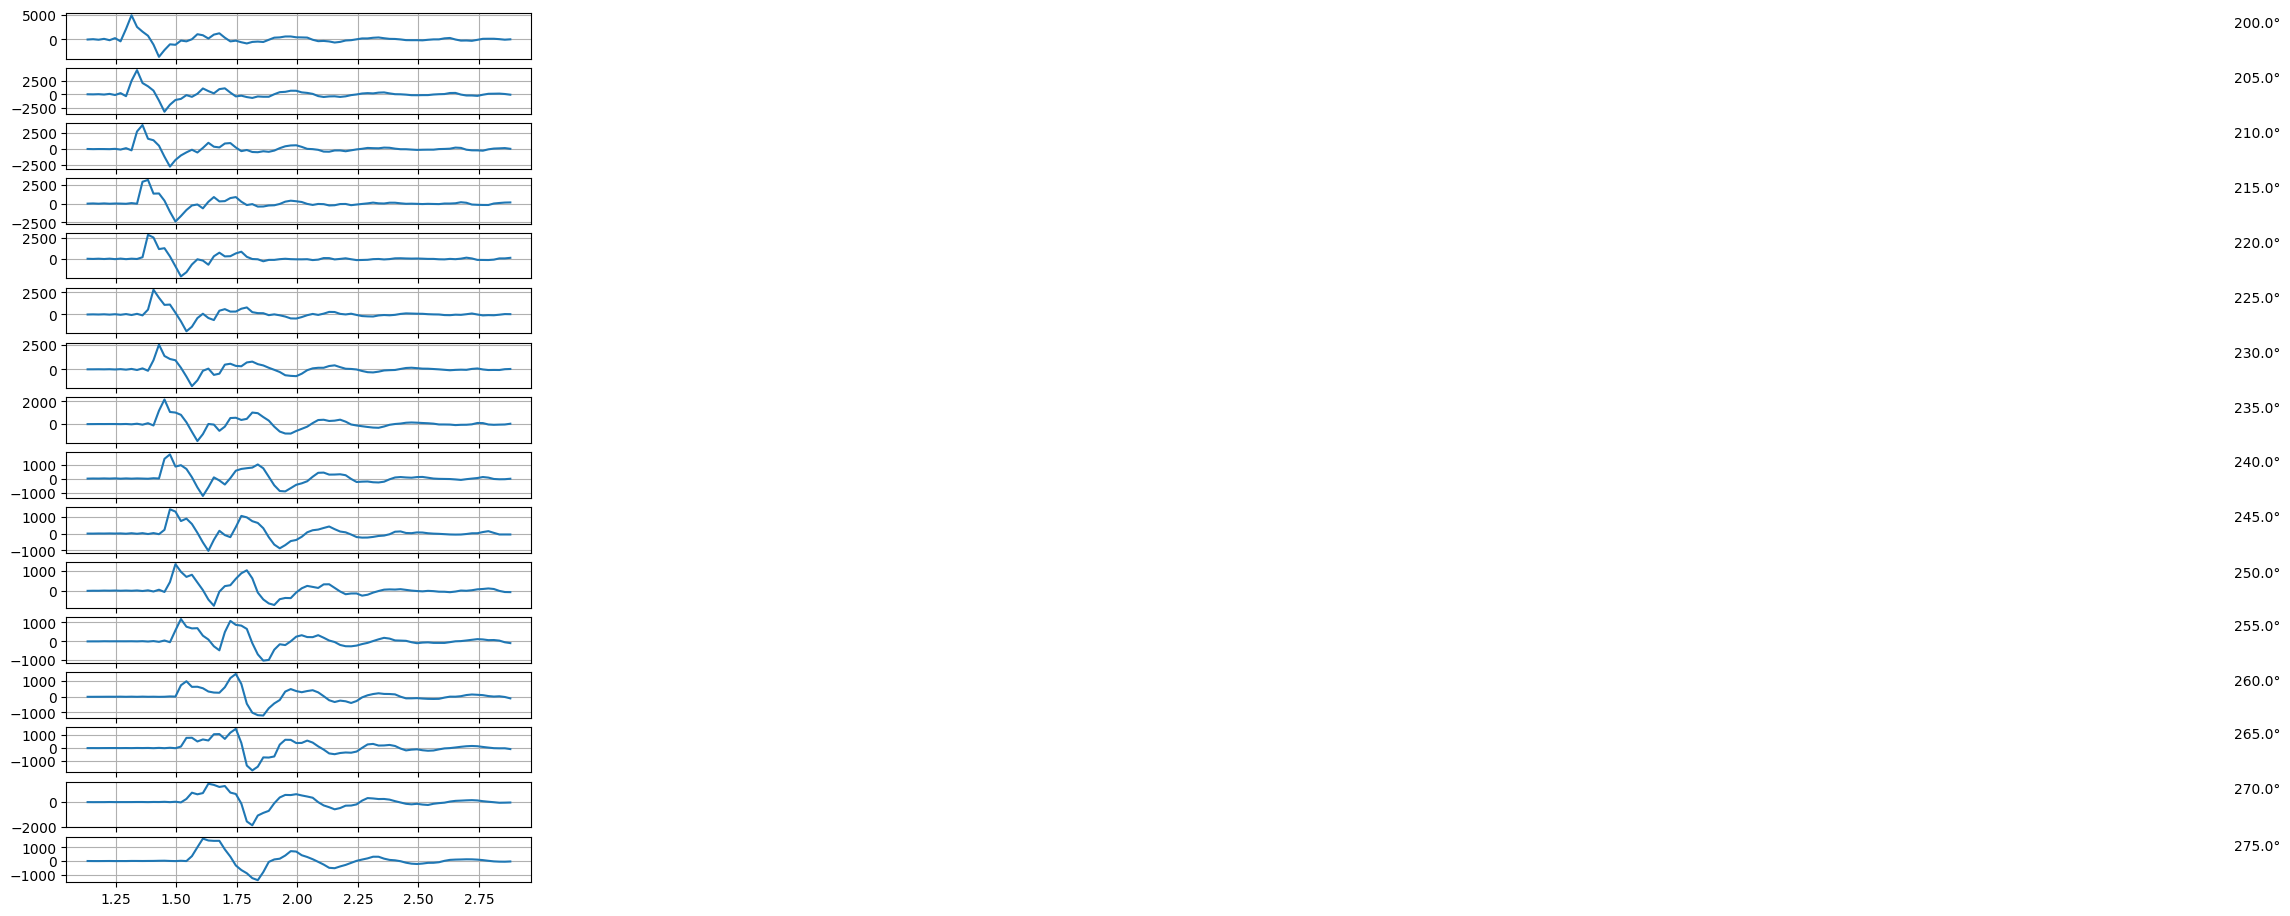
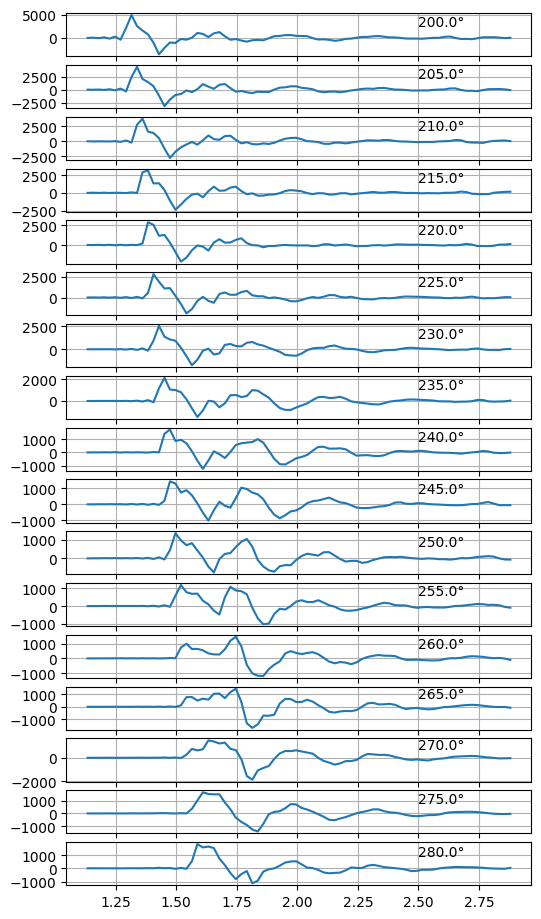
The change to this notebook cell's code, shown as a diff; its figure went from the first image to the second:
--- before
+++ after
@@ -1,3 +1,3 @@
-contralat_angle_idx = np.where((hrir_angles >= 200) & (hrir_angles <= 275))[0]
+contralat_angle_idx = np.where((hrir_angles >= 200) & (hrir_angles <= 280))[0]
 # data_plot = data_log[contralat_angle_idx, :]
 data_plot = np.squeeze(hrir_data_horizon[contralat_angle_idx,0])
@@ -9,5 +9,4 @@
     plt.subplot(len(contralat_angle_idx) + 1, 1, idx)
     plt.plot(t_axis[50:128], np.squeeze(data_plot[idx-1, 50:128].T))
-    # plt.title(f"Angle: {hrir_angles[ii]}°")
-    plt.text(2, 0.5*np.max(data_plot[idx-1, 50:128]), f"{hrir_angles[ii]}°")
+    plt.text(2.5, 0.5*np.max(data_plot[idx-1, 50:128]), f"{hrir_angles[ii]}°")
     plt.grid()

Commit: Fix HRIR plotting